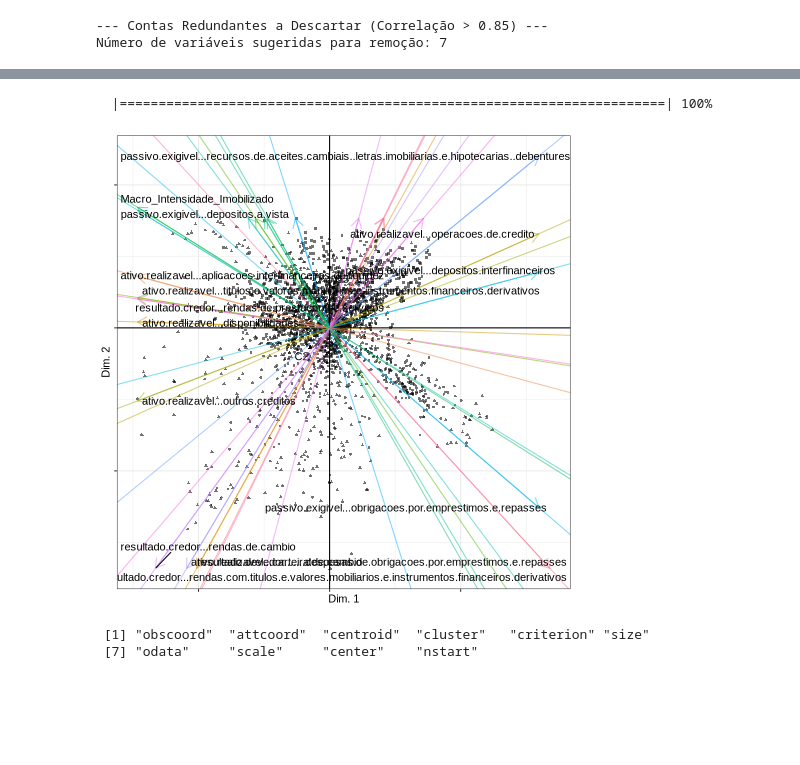
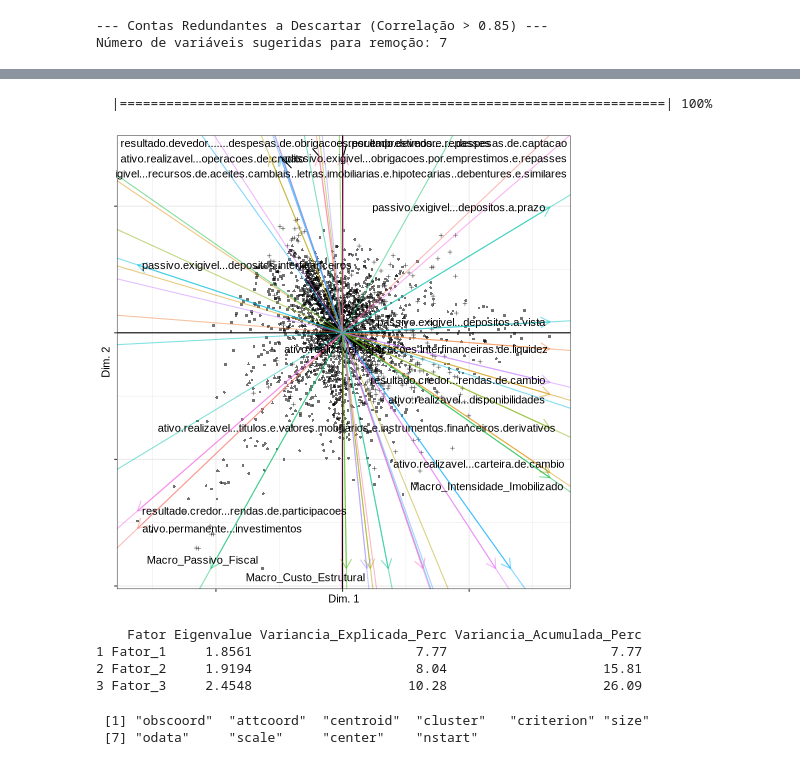
Before and after one commit to hspassos/banking, a Jupyter notebook: modelo_estrutural.ipynb, the cells around one changed output, grey strips where cells are left out. Saved outputs shown, nothing was run; the diff lists cells and outputs as text; code cells hidden in the pictures; blank space fills up the shorter version.

```diff
--- a/modelo_estrutural.ipynb
+++ b/modelo_estrutural.ipynb
@@ -377,7 +376,7 @@ X_scaled = preparar_dados_painel(X_raw, coluna_tempo='ano', p_inf=0.01, p_sup=0.
 library(clustrd)
 library(stats)
 
-alpha <- 0.10
+alpha <- 0.01
 
 # O operador ! inverterá o vetor lógico, selecionando todo o resto
 colunas_para_o_modelo <- !(colnames(X_scaled) %in% c("ano"))
@@ -390,12 +389,13 @@ dados_filtrados <- as.matrix(dados_filtrados)
 # PASSO 1: Rodar o Factorial K-Means Inicial (com todos os bancos)
 # =====================================================================
 # TRAVANDO A O VALOR INICIAL (A Garantia de Reprodutibilidade)
-#set.seed(94)
-set.seed(12345)
+set.seed(94)
+#set.seed(12345)
+#set.seed(777)
 
 resultado_inicial <- cluspca(data = dados_filtrados,
-                             nclus = 3,
-                             ndim = 2,
+                             nclus = 4,
+                             ndim = 3,
                              method = "FKM",
                              center = FALSE, # Mantém a padronização do Python
                              scale = FALSE,  # Mantém a padronização do Python
@@ -437,6 +437,7 @@ df_resultados_r <- data.frame(
   Cluster = clusters_iniciais,
   Fator_1 = escores_fatoriais[,1],
   Fator_2 = escores_fatoriais[,2],
+  Fator_3 = escores_fatoriais[,3],
   Distancia = distancias,
   Mahalanobis_Outlier = is_outlier, # A coluna que usaremos no Pandas!
   row.names = rownames(dados_filtrados)    # Garante que a chave 'ano_cnpj' seja preservada
@@ -451,10 +452,10 @@ def ajuste_outliers(df_resultados_r):
     df_resultados_r['cnpj'] = df_resultados_r.index.str.split('_').str[1]
     taxa_outlier = df_resultados_r.groupby('cnpj')['Mahalanobis_Outlier'].mean()
 
-    cnpjs_persistentes = taxa_outlier[taxa_outlier > 0.3].index
+    cnpjs_persistentes = taxa_outlier[taxa_outlier > 0.1].index
     print(f"Bancos excluídos permanentemente da amostra: {len(cnpjs_persistentes)}")
 
-    # CORREÇÃO: Remover outliers do X_raw (base crua) e DEPOIS padronizar de forma única!
+    # CORREÇÃO: Remover outliers do X_raw (base crua) e D   EPOIS padronizar de forma única!
     X_raw['cnpj'] = X_raw.index.str.split('_').str[1]
     X_raw_limpa = X_raw[~X_raw['cnpj'].isin(cnpjs_persistentes)].copy()
     X_raw_limpa = X_raw_limpa.drop(columns=['cnpj'])
@@ -519,33 +694,65 @@ Available output:
 # %%
 %%R -i X_scaled_limpa -o df_clusters_finais
 
 colunas_para_o_modelo <- !(colnames(X_scaled_limpa) %in% c("ano"))
 dados_filtrados <- X_scaled_limpa[, colunas_para_o_modelo]
 
 # 2. Garantir que os dados filtrados sejam uma matriz numérica pura
 dados_filtrados <- as.matrix(dados_filtrados)
 # =====================================================================
 # O MODELO DEFINITIVO (Apenas com a base saudável)
 # =====================================================================
 # TRAVANDO A O VALOR INICIAL (A Garantia de Reprodutibilidade)
-#set.seed(94)
-set.seed(12345)
+set.seed(94)
+#set.seed(12345)
+#set.seed(777)
 
 resultado_final <- cluspca(data = dados_filtrados,
-                           nclus = 3,
-                           ndim = 2,
+                           nclus = 4,
+                           ndim = 3,
                            method = "FKM",
                            center = FALSE,
                            scale = FALSE,
                            nstart = 100)
 
 plot(resultado_final)
 
 # Exportamos para o Python apenas a classificação definitiva
 df_clusters_finais <- data.frame(
   Cluster = resultado_final$cluster,
   row.names = rownames(dados_filtrados)
 )
 # %% [output]
   |======================================================================| 100%
-[figure, old version]
+[figure, new version]
+# %%
+%%R
+# =====================================================================
+# CALCULAR EIGENVALUES E VARIÂNCIA EXPLICADA
+# =====================================================================
+
+# 1. Calcula a variância de cada fator (isso matematicamente é o Eigenvalue)
+eigenvalues <- apply(resultado_final$obscoord, 2, var)
+
+# 2. Calcula a variância total da base (soma da variância de cada coluna original)
+variancia_total <- sum(apply(dados_filtrados, 2, var))
+
+# 3. Calcula o percentual de variância explicada por cada fator
+perc_variancia <- (eigenvalues / variancia_total) * 100
+
+# 4. Consolida tudo em um Data Frame limpo e estruturado
+df_variancia <- data.frame(
+  Fator = paste0("Fator_", 1:length(eigenvalues)),
+  Eigenvalue = round(eigenvalues, 4),
+  Variancia_Explicada_Perc = round(perc_variancia, 2),
+  Variancia_Acumulada_Perc = round(cumsum(perc_variancia), 2),
+  row.names = NULL
+)
+
+# Imprime o resultado no output da célula
+print(df_variancia)
+# %% [output]
+    Fator Eigenvalue Variancia_Explicada_Perc Variancia_Acumulada_Perc
+1 Fator_1     1.8561                     7.77                     7.77
+2 Fator_2     1.9194                     8.04                    15.81
+3 Fator_3     2.4548                    10.28                    26.09
```
Also changed, not shown: parts of 40 cells of this notebook, 20 other files.
